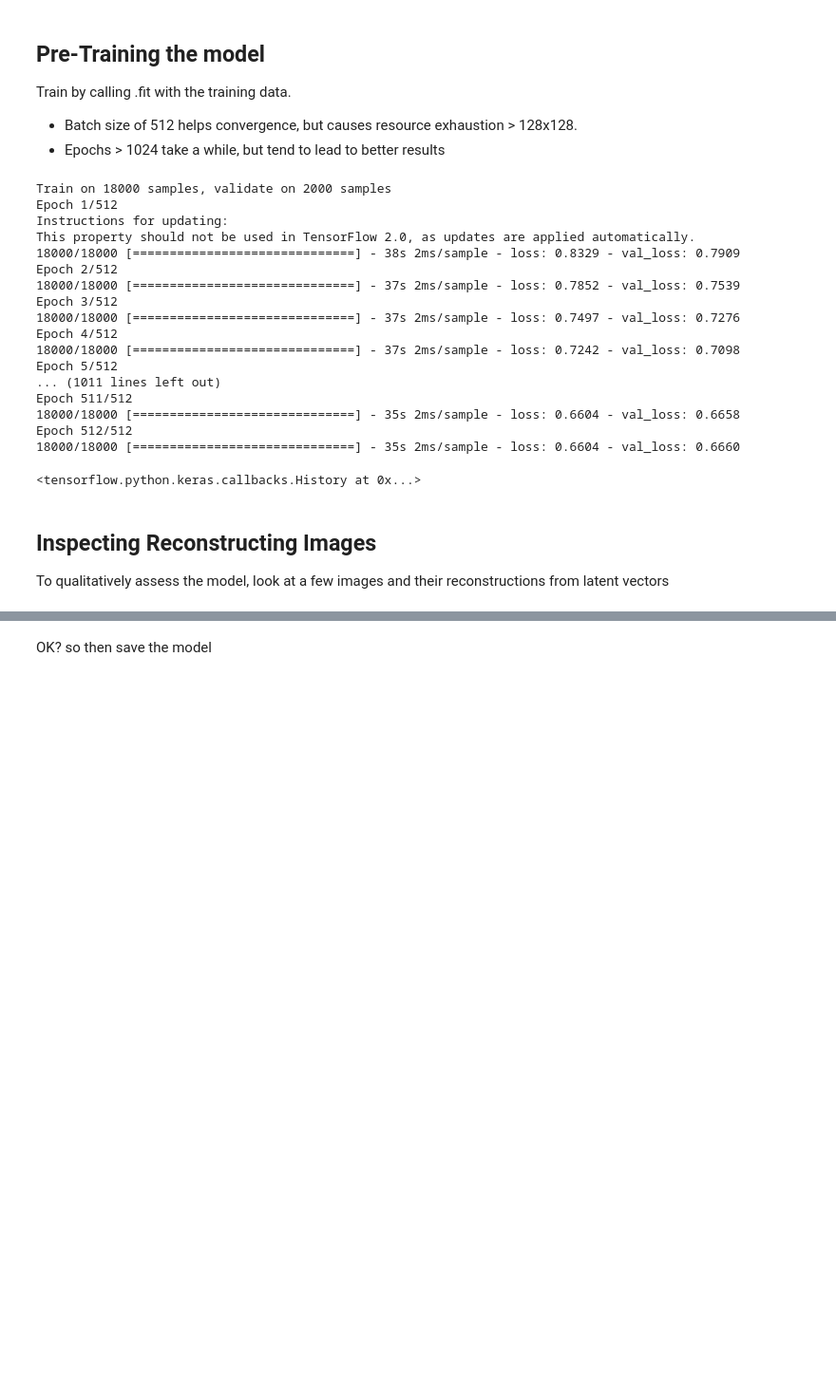
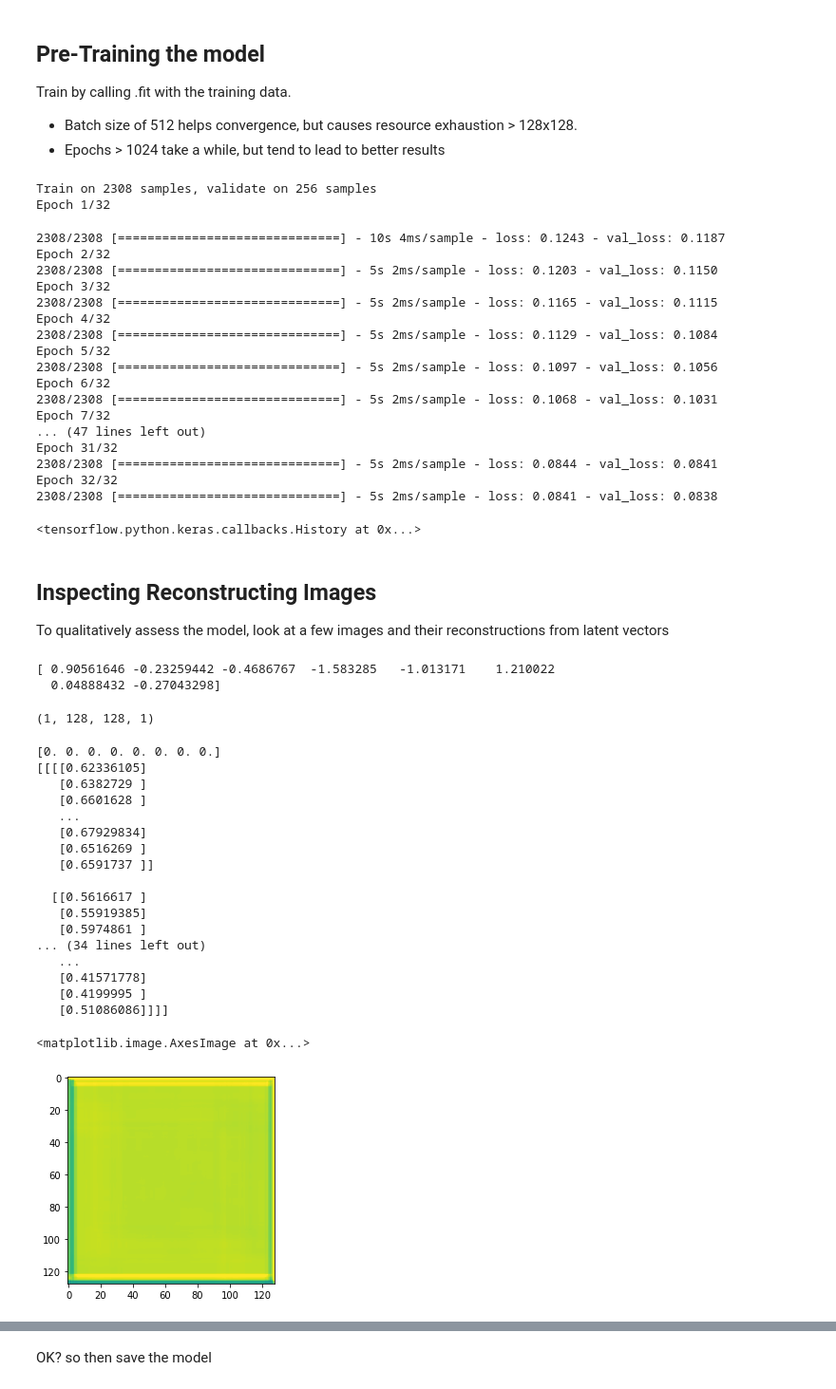
Before and after one commit to dg1an3/zebrastack, a Jupyter notebook: zebrastack/zebrastack_v0_covidnet.ipynb, the cells around one changed output, grey strips where cells are left out. Shown at 95% size. Cells and saved outputs as stored; diff of their text form; code cells hidden in the pictures; blank space fills up the shorter version.

```diff
--- a/zebrastack/zebrastack_v0_covidnet.ipynb
+++ b/zebrastack/zebrastack_v0_covidnet.ipynb
@@ -98,28 +103,29 @@ Train by calling .fit with the training data.
 * Batch size of 512 helps convergence, but causes resource exhaustion > 128x128.
 * Epochs > 1024 take a while, but tend to lead to better results
 # %%
-autoencoder.fit(x_train, x_train,
-                epochs=512, batch_size=256,
+autoencoder.fit(x_train, x_train, epochs=32, batch_size=128,
                 shuffle=True, validation_data=(x_test, x_test))
 # %% [output]
-Train on 18000 samples, validate on 2000 samples
-Epoch 1/512
-Instructions for updating:
-This property should not be used in TensorFlow 2.0, as updates are applied automatically.
-18000/18000 [==============================] - 38s 2ms/sample - loss: 0.8329 - val_loss: 0.7909
-Epoch 2/512
-18000/18000 [==============================] - 37s 2ms/sample - loss: 0.7852 - val_loss: 0.7539
-Epoch 3/512
-18000/18000 [==============================] - 37s 2ms/sample - loss: 0.7497 - val_loss: 0.7276
-Epoch 4/512
-18000/18000 [==============================] - 37s 2ms/sample - loss: 0.7242 - val_loss: 0.7098
-Epoch 5/512
-... (1011 lines left out)
-Epoch 511/512
-18000/18000 [==============================] - 35s 2ms/sample - loss: 0.6604 - val_loss: 0.6658
-Epoch 512/512
-18000/18000 [==============================] - 35s 2ms/sample - loss: 0.6604 - val_loss: 0.6660
+Train on 2308 samples, validate on 256 samples
+Epoch 1/32
-<tensorflow.python.keras.callbacks.History at 0x...>
+2308/2308 [==============================] - 10s 4ms/sample - loss: 0.1243 - val_loss: 0.1187
+Epoch 2/32
+2308/2308 [==============================] - 5s 2ms/sample - loss: 0.1203 - val_loss: 0.1150
+Epoch 3/32
+2308/2308 [==============================] - 5s 2ms/sample - loss: 0.1165 - val_loss: 0.1115
+Epoch 4/32
+2308/2308 [==============================] - 5s 2ms/sample - loss: 0.1129 - val_loss: 0.1084
+Epoch 5/32
+2308/2308 [==============================] - 5s 2ms/sample - loss: 0.1097 - val_loss: 0.1056
+Epoch 6/32
+2308/2308 [==============================] - 5s 2ms/sample - loss: 0.1068 - val_loss: 0.1031
+Epoch 7/32
+... (47 lines left out)
+Epoch 31/32
+2308/2308 [==============================] - 5s 2ms/sample - loss: 0.0844 - val_loss: 0.0841
+Epoch 32/32
+2308/2308 [==============================] - 5s 2ms/sample - loss: 0.0841 - val_loss: 0.0838
+<tensorflow.python.keras.callbacks.History at 0x...>
 # %% [markdown]
 ## Inspecting Reconstructing Images
 To qualitatively assess the model, look at a few images and their reconstructions from latent vectors
@@ -143,10 +149,44 @@ def decode_latent(decoder, latent_vector:tuple):
 from cxr_projection.show_original_decoded import show_grayscale, show_original_decoded
 
 encode_only_imgs = encoder.predict(x_test[:10])
+print(encode_only_imgs[2][0])
 decoded_imgs = \
     [decode_latent(decoder, tuple(latent_vector))
          for latent_vector in encode_only_imgs[2]]
 # show_original_decoded(x_test[:10], decoded_imgs, sz)
+# %% [output]
+[ 0.90561646 -0.23259442 -0.4686767  -1.583285   -1.013171    1.210022
+  0.04888432 -0.27043298]
+# %%
+decoded_imgs[0].shape
+# %% [output]
+(1, 128, 128, 1)
+# %%
+all_z = np.zeros(8)
+print(all_z)
+decoded = decoder.predict([[all_z]])
+print(decoded)
+plt.imshow(np.reshape(decoded,(128,128)), vmin=0.2, vmax=0.6)
+# %% [output]
+[0. 0. 0. 0. 0. 0. 0. 0.]
+[[[[0.62336105]
+   [0.6382729 ]
+   [0.6601628 ]
+   ...
+   [0.67929834]
+   [0.6516269 ]
+   [0.6591737 ]]
+
+  [[0.5616617 ]
+   [0.55919385]
+   [0.5974861 ]
+... (34 lines left out)
+   ...
+   [0.41571778]
+   [0.4199995 ]
+   [0.51086086]]]]
+<matplotlib.image.AxesImage at 0x...>
+[figure, added]
 # %%
 import matplotlib.pyplot as plt
 fig, axs = plt.subplots(2,2)
```
Also changed, not shown: parts of 6 cells of this notebook, 18 other files.
